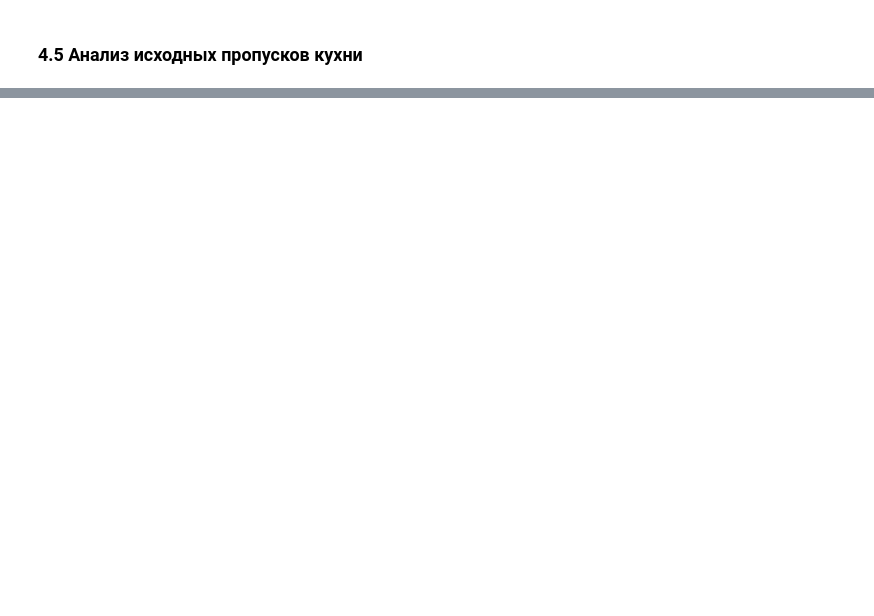
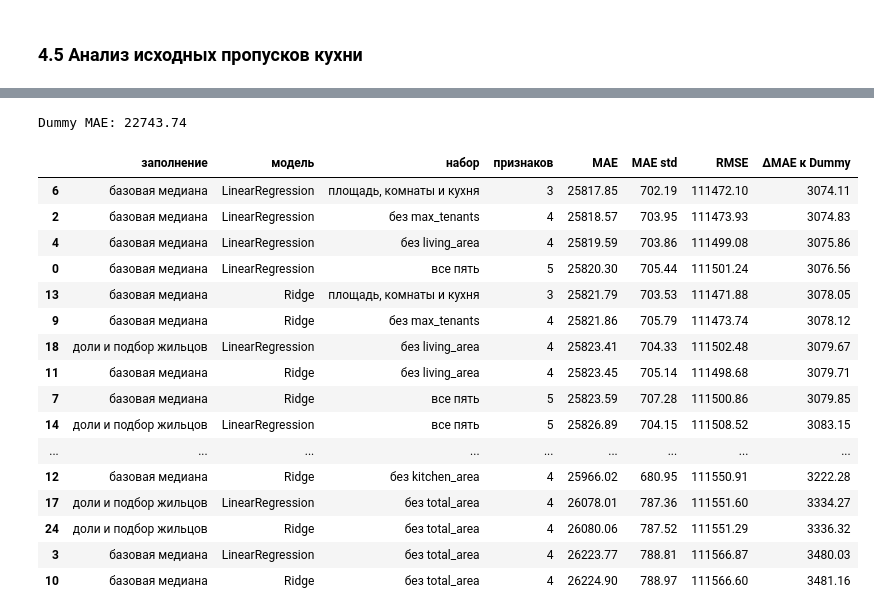
Before and after one commit to 6VolGirl/6VolGirl-Suhodolova_Anna_Lab2, a Jupyter notebook: notebooks/01_preparation.ipynb, the cells around one changed output, grey strips where cells are left out. Drawn from its saved outputs; the diff is of its cells as text; code cells hidden in the pictures; blank space fills up the shorter version.

Commit message:
add a multicollinearity check and make it more difficult to replace the max_tenants

```diff
--- a/notebooks/01_preparation.ipynb
+++ b/notebooks/01_preparation.ipynb
@@ -640,0 +1521,66 @@ NUM_FEATURES_FILLED = NUM_FEATURES + AREA_FLAGS
+# %%
+from sklearn.compose import ColumnTransformer
+from sklearn.impute import SimpleImputer
+from sklearn.preprocessing import StandardScaler
+from sklearn.linear_model import LinearRegression, Ridge
+from sklearn.dummy import DummyRegressor
+from sklearn.model_selection import KFold, cross_validate
+
+# Исходная пятёрка, исключение каждого столбца и компактный вариант
+feature_sets = {"все пять": COLS.copy()}
+for col in COLS:
+    feature_sets[f"без {col}"] = [c for c in COLS if c != col]
+feature_sets["площадь, комнаты и кухня"] = ["total_area", "rooms", "kitchen_area"]
+
+preparations = {"базовая медиана": base_pipeline, "доли и подбор жильцов": filled_pipeline}
+models = {"LinearRegression": LinearRegression(), "Ridge": Ridge(alpha=10)}
+
+cv = list(KFold(n_splits=5, shuffle=True, random_state=RANDOM_STATE).split(X_train))
+scoring = {"MAE": "neg_mean_absolute_error", "RMSE": "neg_root_mean_squared_error"}
+rows = []
+
+for prep_name, preparation in preparations.items():
+    for model_name, model in models.items():
+        for set_name, cols in feature_sets.items():
+            pipe = Pipeline([
+                ("preparation", clone(preparation)),
+                ("select", ColumnTransformer([("features", "passthrough", cols)], remainder="drop")),
+                ("remaining", SimpleImputer(strategy="median")),
+                ("scaler", StandardScaler()),
+                ("model", clone(model)),
+            ])
+
+            # В CV передаём исходные данные, не X_with и не X_without
+            scores = cross_validate(pipe, X_train, y_train, cv=cv, scoring=scoring)
+            mae = -scores["test_MAE"]
+            rmse = -scores["test_RMSE"]
+            rows.append([prep_name, model_name, set_name, len(cols), mae.mean(), mae.std(), rmse.mean()])
+
+results = pd.DataFrame(rows, columns=["заполнение", "модель", "набор", "признаков", "MAE", "MAE std", "RMSE"])
+
+# Dummy показывает, полезнее ли модель простого прогноза медианной цены
+dummy = cross_validate(DummyRegressor(strategy="median"), np.zeros((len(y_train), 1)), y_train, cv=cv, scoring=scoring)
+dummy_mae = -dummy["test_MAE"].mean()
+
+results["ΔMAE к Dummy"] = results["MAE"] - dummy_mae
+print("Dummy MAE:", round(dummy_mae, 2))
+display(results.sort_values("MAE").round(2))
+# %% [output]
+Dummy MAE: 22743.74
+|  | заполнение | модель | набор | признаков | MAE | MAE std | RMSE | ΔMAE к Dummy |
+| 6 | базовая медиана | LinearRegression | площадь, комнаты и кухня | 3 | 25817.85 | 702.19 | 111472.10 | 3074.11 |
+| 2 | базовая медиана | LinearRegression | без max_tenants | 4 | 25818.57 | 703.95 | 111473.93 | 3074.83 |
+| 4 | базовая медиана | LinearRegression | без living_area | 4 | 25819.59 | 703.86 | 111499.08 | 3075.86 |
+| 0 | базовая медиана | LinearRegression | все пять | 5 | 25820.30 | 705.44 | 111501.24 | 3076.56 |
+| 13 | базовая медиана | Ridge | площадь, комнаты и кухня | 3 | 25821.79 | 703.53 | 111471.88 | 3078.05 |
+| 9 | базовая медиана | Ridge | без max_tenants | 4 | 25821.86 | 705.79 | 111473.74 | 3078.12 |
+| 18 | доли и подбор жильцов | LinearRegression | без living_area | 4 | 25823.41 | 704.33 | 111502.48 | 3079.67 |
+| 11 | базовая медиана | Ridge | без living_area | 4 | 25823.45 | 705.14 | 111498.68 | 3079.71 |
+| 7 | базовая медиана | Ridge | все пять | 5 | 25823.59 | 707.28 | 111500.86 | 3079.85 |
+| 14 | доли и подбор жильцов | LinearRegression | все пять | 5 | 25826.89 | 704.15 | 111508.52 | 3083.15 |
+| ... | ... | ... | ... | ... | ... | ... | ... | ... |
+| 12 | базовая медиана | Ridge | без kitchen_area | 4 | 25966.02 | 680.95 | 111550.91 | 3222.28 |
+| 17 | доли и подбор жильцов | LinearRegression | без total_area | 4 | 26078.01 | 787.36 | 111551.60 | 3334.27 |
+| 24 | доли и подбор жильцов | Ridge | без total_area | 4 | 26080.06 | 787.52 | 111551.29 | 3336.32 |
+| 3 | базовая медиана | LinearRegression | без total_area | 4 | 26223.77 | 788.81 | 111566.87 | 3480.03 |
+| 10 | базовая медиана | Ridge | без total_area | 4 | 26224.90 | 788.97 | 111566.60 | 3481.16 |
```
Also changed, not shown: parts of 69 cells of this notebook, 2 other files.
